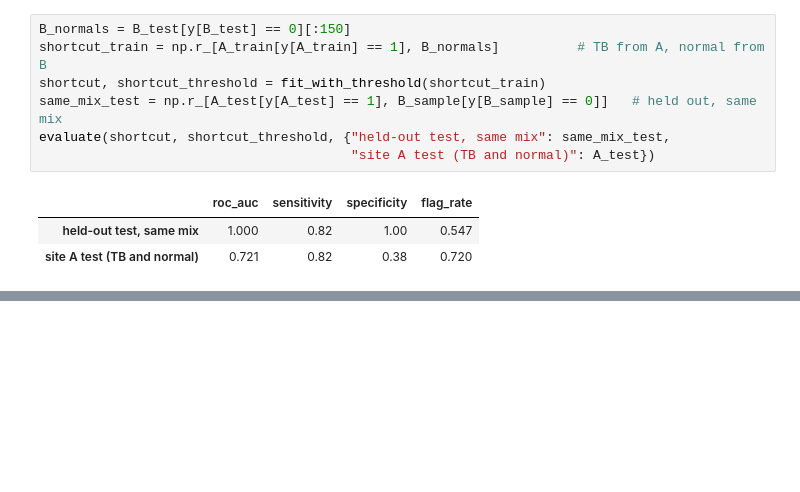
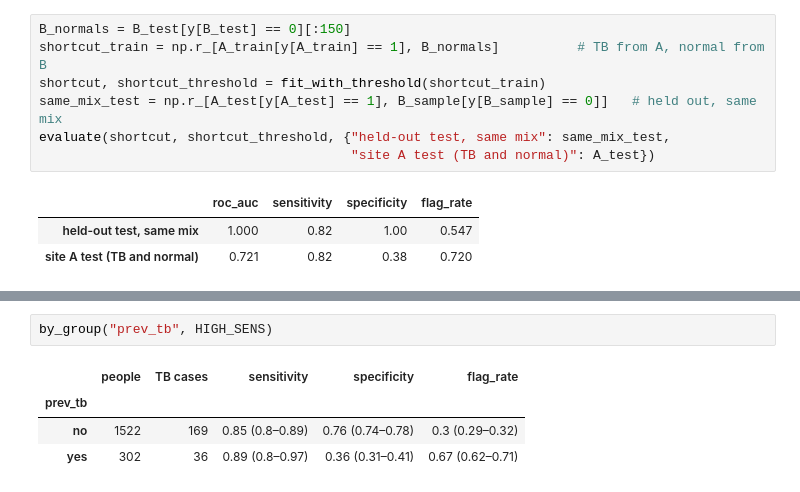
Before and after one commit to firmaye/MLOps-Workshop, a Jupyter notebook: 07-tb-xray/tb_screening.ipynb, the cells around one changed output, grey strips where cells are left out. Drawn from its saved outputs; the diff is of its cells as text; blank space fills up the shorter version.

```diff
--- a/07-tb-xray/tb_screening.ipynb
+++ b/07-tb-xray/tb_screening.ipynb
@@ -429,0 +439,7 @@ Questions for the programme, not the data scientist:
+# %%
+by_group("prev_tb", HIGH_SENS)
+# %% [output]
+|  | people | TB cases | sensitivity | specificity | flag_rate |
+| prev_tb |  |  |  |  |  |
+| no | 1522 | 169 | 0.85 (0.8–0.89) | 0.76 (0.74–0.78) | 0.3 (0.29–0.32) |
+| yes | 302 | 36 | 0.89 (0.8–0.97) | 0.36 (0.31–0.41) | 0.67 (0.62–0.71) |
```
Also changed, not shown: parts of 12 cells of this notebook, 6 other files.
